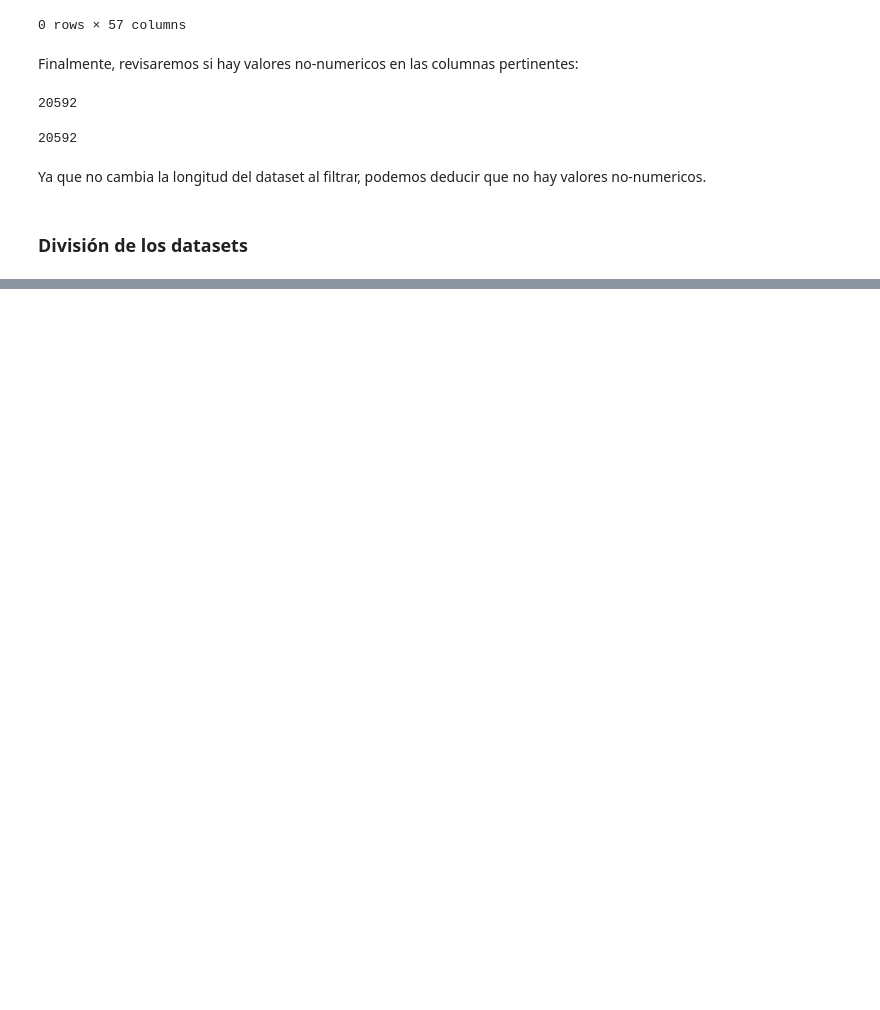
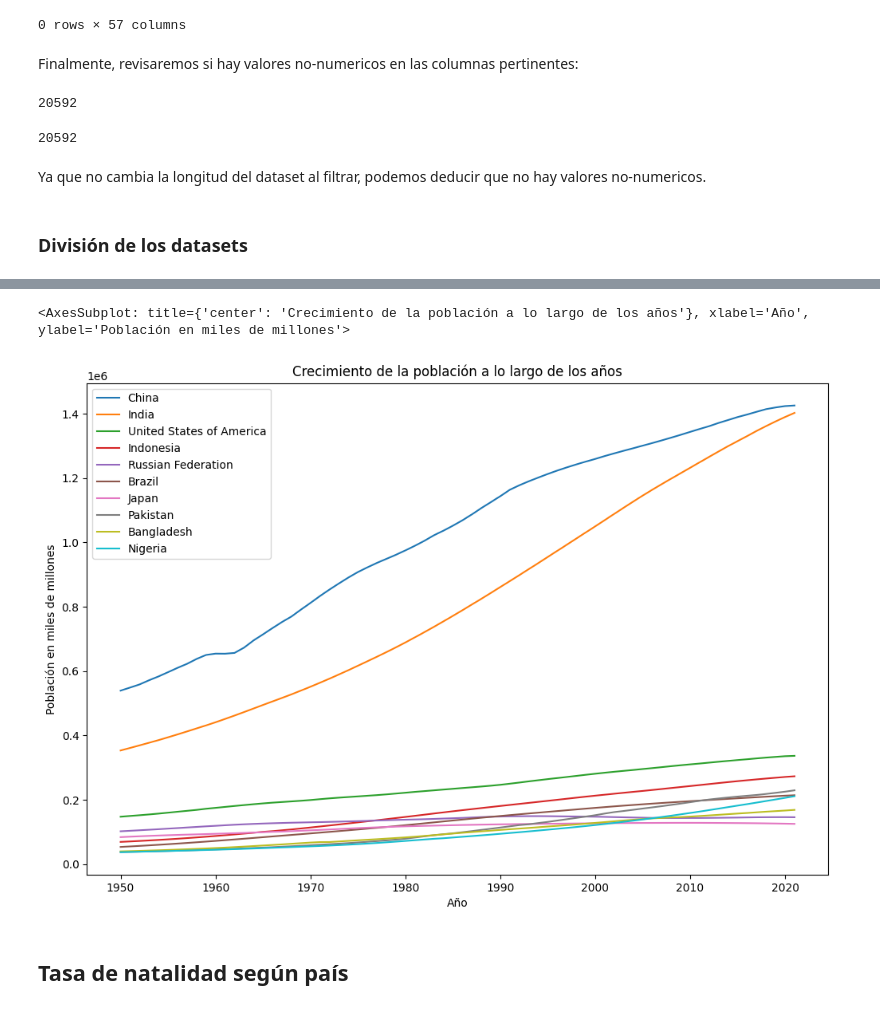
Before and after one commit to akumoth/flujos_migratorios, a Jupyter notebook: notebook/world_population_prospects.ipynb, the cells around one changed output, grey strips where cells are left out. Cells and saved outputs as stored; diff of their text form; code cells hidden in the pictures; blank space fills up the shorter version.

```diff
--- a/notebook/world_population_prospects.ipynb
+++ b/notebook/world_population_prospects.ipynb
@@ -160,0 +208,20 @@ total_popul_df.set_index('Region, subregion, country or area *').plot.pie(y='Tot
+# %%
+total_popul_countries = total_popul_df['Region, subregion, country or area *'].unique().tolist()
+total_popul_df = (
+    wpp_df[(wpp_df.Type == 'Country/Area') & (wpp_df['Region, subregion, country or area *'].isin(total_popul_countries))]
+    .groupby(['Region, subregion, country or area *','Year'])['Total Population, as of 1 January (thousands)']
+    .mean()
+    .reset_index()
+    .sort_values(by='Year')
+)
+# %%
+total_popul_df2 = pd.DataFrame(index=total_popul_df.Year.unique(),columns=total_popul_countries)
+for i in total_popul_df2.columns:
+    total_popul_df2[i] = total_popul_df[total_popul_df['Region, subregion, country or area *'] == i].set_index('Year')['Total Population, as of 1 January (thousands)']
+# %%
+total_popul_df2.plot.line(title='Crecimiento de la población a lo largo de los años',figsize=(12,8),ylabel='Población en miles de millones',xlabel='Año')
+# %% [output]
+<AxesSubplot: title={'center': 'Crecimiento de la población a lo largo de los años'}, xlabel='Año', ylabel='Población en miles de millones'>
+[figure, added]
+# %% [markdown]
+## Tasa de natalidad según país
```
Also changed, not shown: parts of 22 cells of this notebook, 1 other file.
